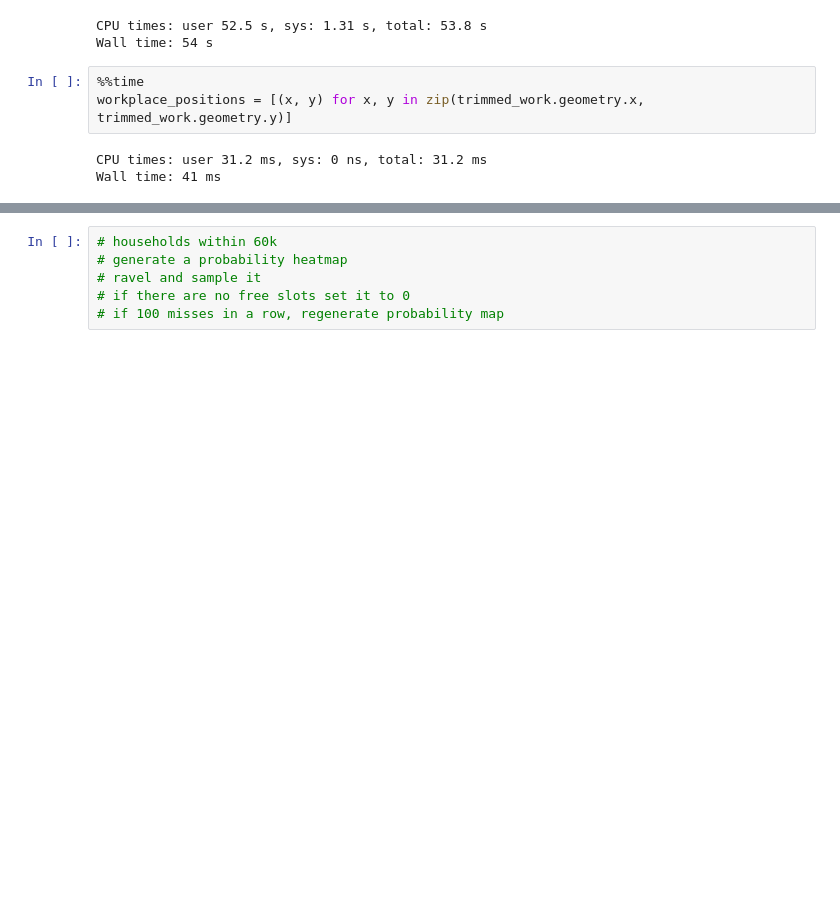
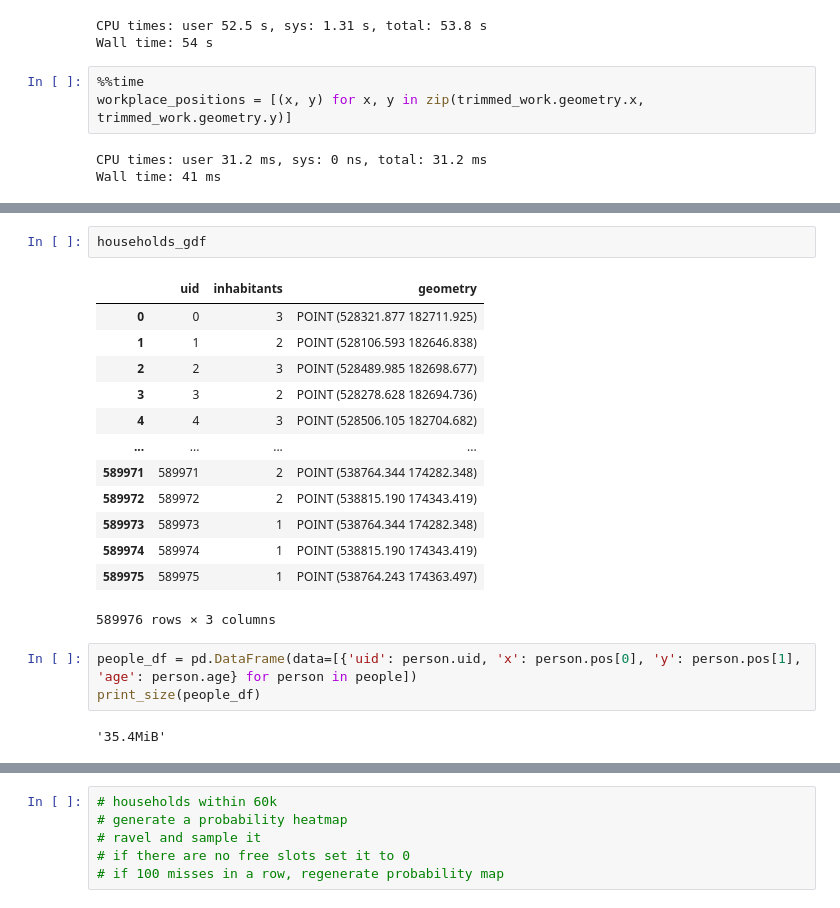
Before and after one commit to Alfred-Mountfield/outbreak-sim, a Jupyter notebook: python/synthetic_population/routing.ipynb, the cells around one changed output, grey strips where cells are left out. Cells and saved outputs as stored; diff of their text form; blank space fills up the shorter version.

```diff
--- a/python/synthetic_population/routing.ipynb
+++ b/python/synthetic_population/routing.ipynb
@@ -240,0 +249,21 @@ Wall time: 41 ms
+# %%
+households_gdf
+# %% [output]
+|  | uid | inhabitants | geometry |
+| 0 | 0 | 3 | POINT (528321.877 182711.925) |
+| 1 | 1 | 2 | POINT (528106.593 182646.838) |
+| 2 | 2 | 3 | POINT (528489.985 182698.677) |
+| 3 | 3 | 2 | POINT (528278.628 182694.736) |
+| 4 | 4 | 3 | POINT (528506.105 182704.682) |
+| ... | ... | ... | ... |
+| 589971 | 589971 | 2 | POINT (538764.344 174282.348) |
+| 589972 | 589972 | 2 | POINT (538815.190 174343.419) |
+| 589973 | 589973 | 1 | POINT (538764.344 174282.348) |
+| 589974 | 589974 | 1 | POINT (538815.190 174343.419) |
+| 589975 | 589975 | 1 | POINT (538764.243 174363.497) |
+589976 rows × 3 columns
+# %%
+people_df = pd.DataFrame(data=[{'uid': person.uid, 'x': person.pos[0], 'y': person.pos[1], 'age': person.age} for person in people])
+print_size(people_df)
+# %% [output]
+'35.4MiB'
```
Also changed, not shown: parts of 14 cells of this notebook, 1 other file.
